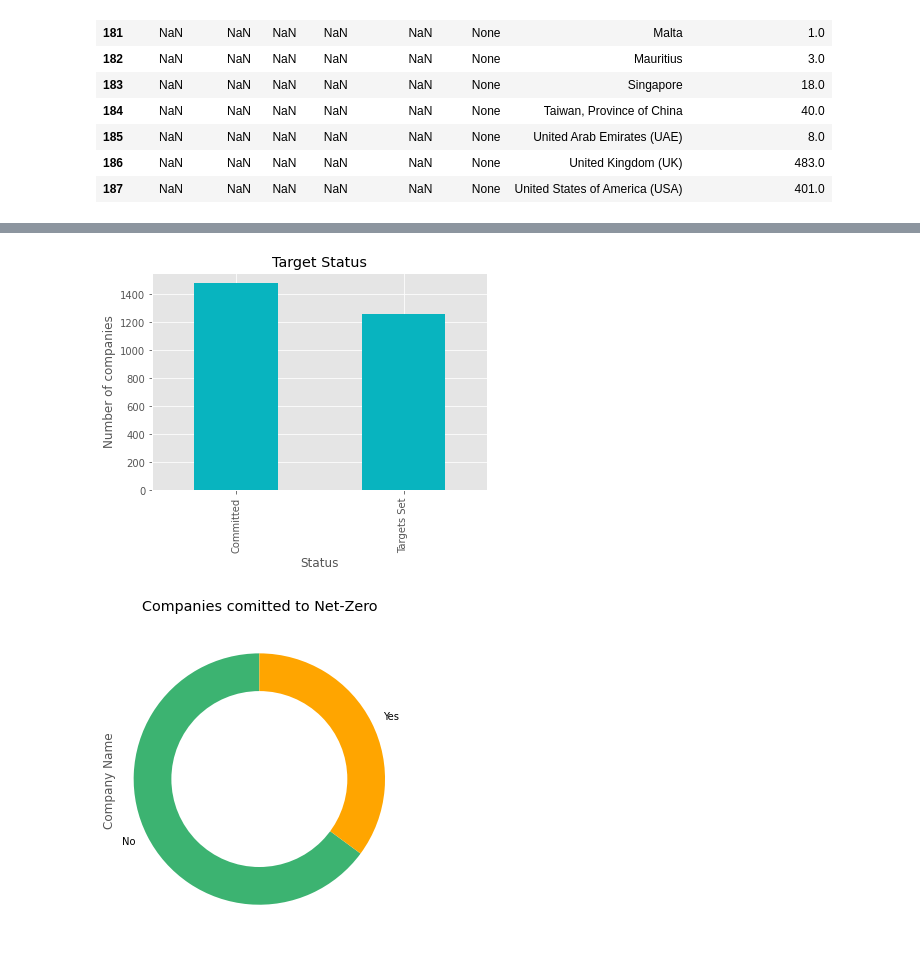
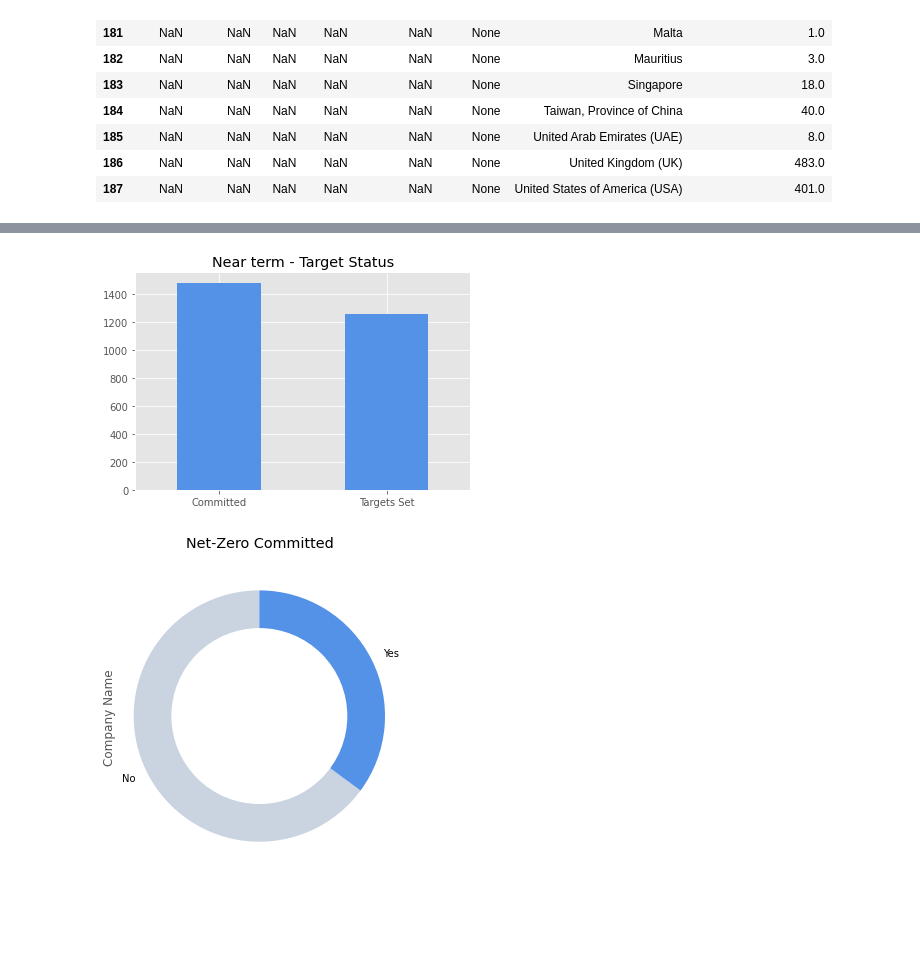
Before and after one commit to isalesp/SBTi, a Jupyter notebook: SBTi.ipynb, the cells around one changed output, grey strips where cells are left out. Saved outputs shown, nothing was run; the diff lists cells and outputs as text; code cells hidden in the pictures; blank space fills up the shorter version.

```diff
--- a/SBTi.ipynb
+++ b/SBTi.ipynb
@@ -184,3 +184,4 @@ Name: Sector, dtype: int64
 data.loc[data["Near term - Target Status"]== "Targets set", "Near term - Target Status"] = "Targets Set"
 data.loc[data["Region"]== "europe", "Region"] = "Europe"
 data.loc[data["Region"]== "north America", "Region"] = "North America"
+data.loc[data["Sector"]== "Pharmaceuticals, Biotechnology and Life Sciences", "Sector"] = "Pharmaceuticals, Biotechnology and Life"
@@ -338,23 +291,23 @@ plt.show()
 # %%
 tb5 = data.groupby(["Near term - Target Status"])["Company Name"].count()
-f3 = tb5.plot(kind = "bar", color = "#08b4bf")
-plt.title("Target Status")
-plt.ylabel("Number of companies")
-plt.xlabel("Status")
+f3 = tb5.plot(kind = "bar", color = "#5492E8")
+plt.title("Near term - Target Status")
+plt.xlabel("")
+plt.xticks(rotation=360)
 plt.show()
 # %% [output]
-[figure, old version]
+[figure, new version]
 # %%
 tb6 = data.groupby(["Net-Zero Committed"])["Company Name"].count()
 
 f4 = tb6.plot(kind='pie',
         figsize=(5, 6),
-        colors = ("#3cb371", "#ffa500"),
+        colors = ("#CAD3E0", "#5492E8"),
         startangle=90,
         shadow=False,
         )
 
-plt.title('Companies comitted to Net-Zero')
+plt.title('Net-Zero Committed')
 plt.axis('equal')
 
 center_circle = plt.Circle((0,0), 0.70, fc = "white")
@@ -363,7 +316,7 @@ fig.gca().add_artist(center_circle)
 
 plt.show()
 # %% [output]
-[figure, old version]
+[figure, new version]
 # %%
 tb7 = data.groupby(["Organization Type"])["Company Name"].count()
 
```
Also changed, not shown: parts of 50 cells of this notebook.
